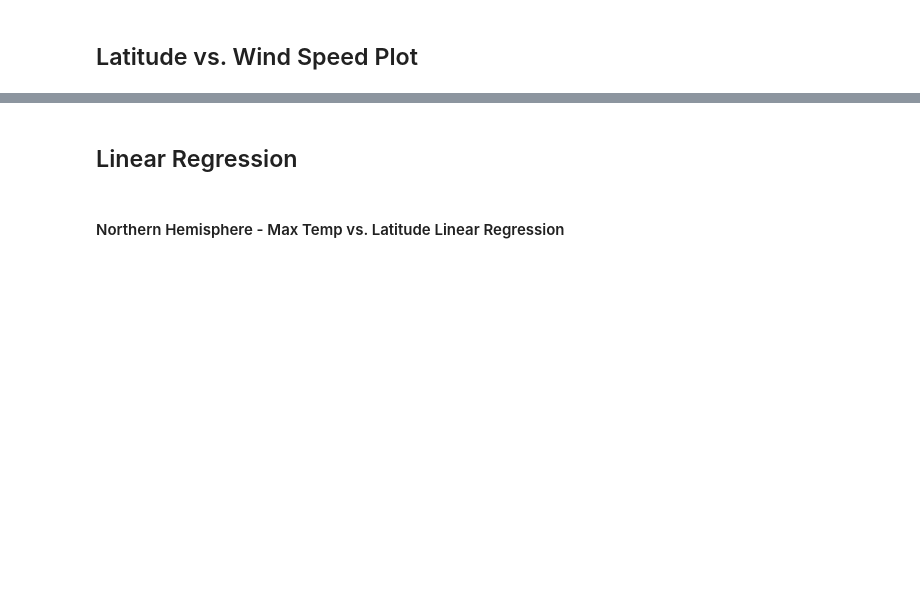
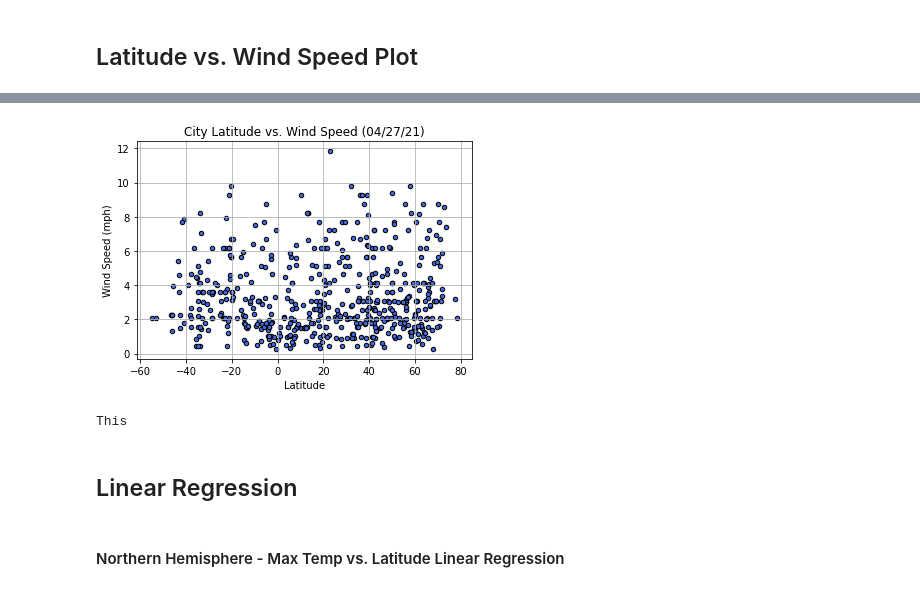
Before and after one commit to marceloflores1/python-api-challenge, a Jupyter notebook: WeatherPy/WeatherPy.ipynb, the cells around one changed output, grey strips where cells are left out. Cells and saved outputs as stored; diff of their text form; code cells hidden in the pictures; blank space fills up the shorter version.

```diff
--- a/WeatherPy/WeatherPy.ipynb
+++ b/WeatherPy/WeatherPy.ipynb
@@ -254,2 +280,14 @@ clean_city_data
+# %%
+#Generating plot, with title and labels. Adding explanation after plot.
+clean_city_data.plot(kind='scatter',x='Lat',y='Wind Speed', color="royalblue", edgecolors="black")
+plt.title(f"City Latitude vs. Wind Speed ({weather_time})")
+plt.grid()
+plt.xlabel("Latitude")
+plt.ylabel("Wind Speed (mph)")
+plt.show()
+print("This scatter plot is showing the Wind Speed of each city by the Latitude. We can say that all points are generally scattered randomly which means we expect to have no relationship.")
+# %% [output]
+[figure, added]
+This
 # %% [markdown]
 ## Linear Regression
```
Also changed, not shown: parts of 10 cells of this notebook.
